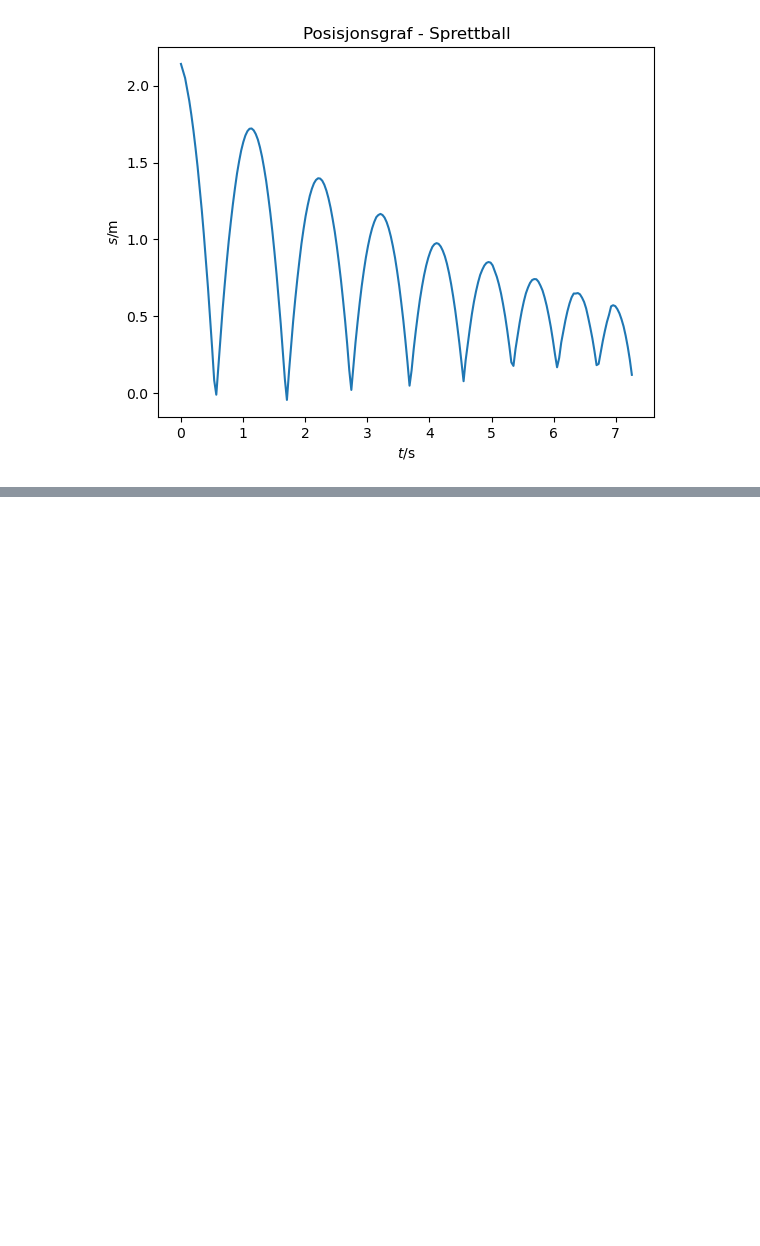
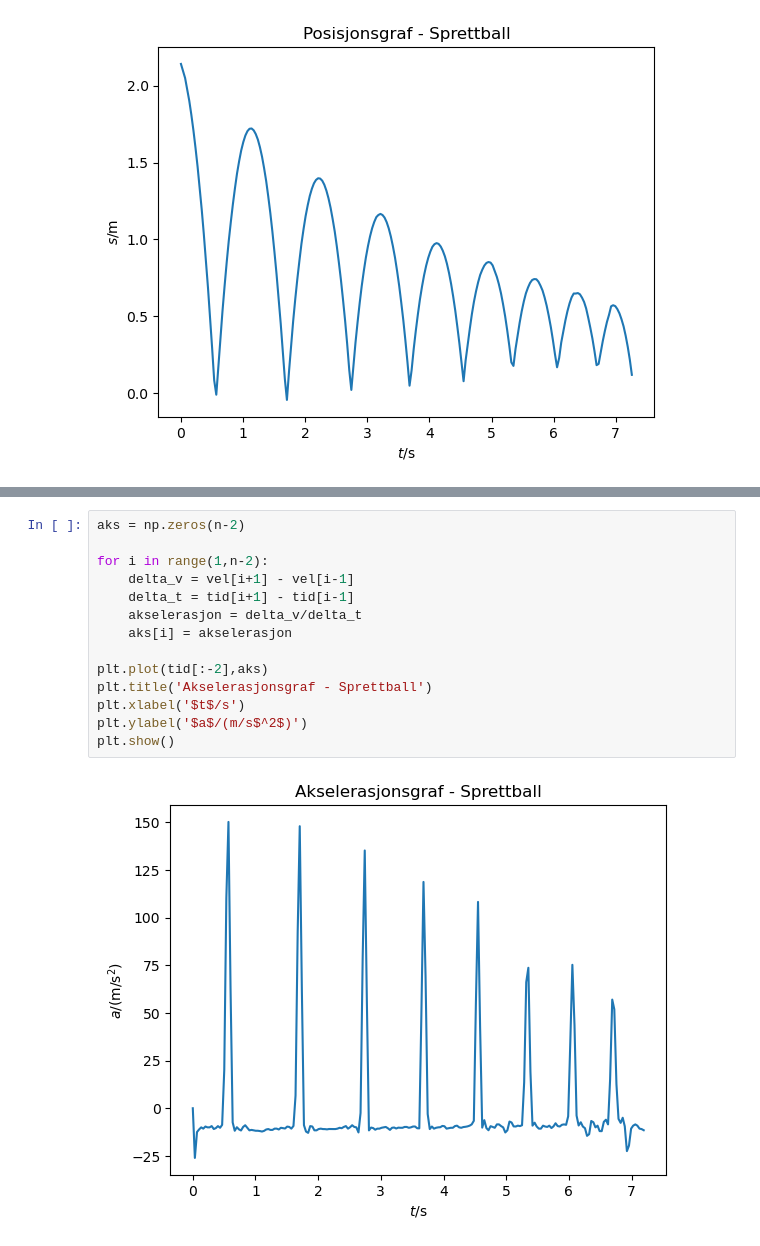
Before and after one commit to LektorB/Fysikk-1, a Jupyter notebook: Sprettball.ipynb, the cells around one changed output, grey strips where cells are left out. Drawn from its saved outputs; the diff is of its cells as text; blank space fills up the shorter version.

```diff
--- a/Sprettball.ipynb
+++ b/Sprettball.ipynb
@@ -22,0 +42,16 @@ plt.show()
+# %%
+aks = np.zeros(n-2)
+
+for i in range(1,n-2):
+    delta_v = vel[i+1] - vel[i-1]
+    delta_t = tid[i+1] - tid[i-1]
+    akselerasjon = delta_v/delta_t
+    aks[i] = akselerasjon
+
+plt.plot(tid[:-2],aks)
+plt.title('Akselerasjonsgraf - Sprettball')
+plt.xlabel('$t$/s')
+plt.ylabel('$a$/(m/s$^2$)')
+plt.show()
+# %% [output]
+[figure, added]
```
Also changed, not shown: parts of 3 cells of this notebook, 1 other file.
